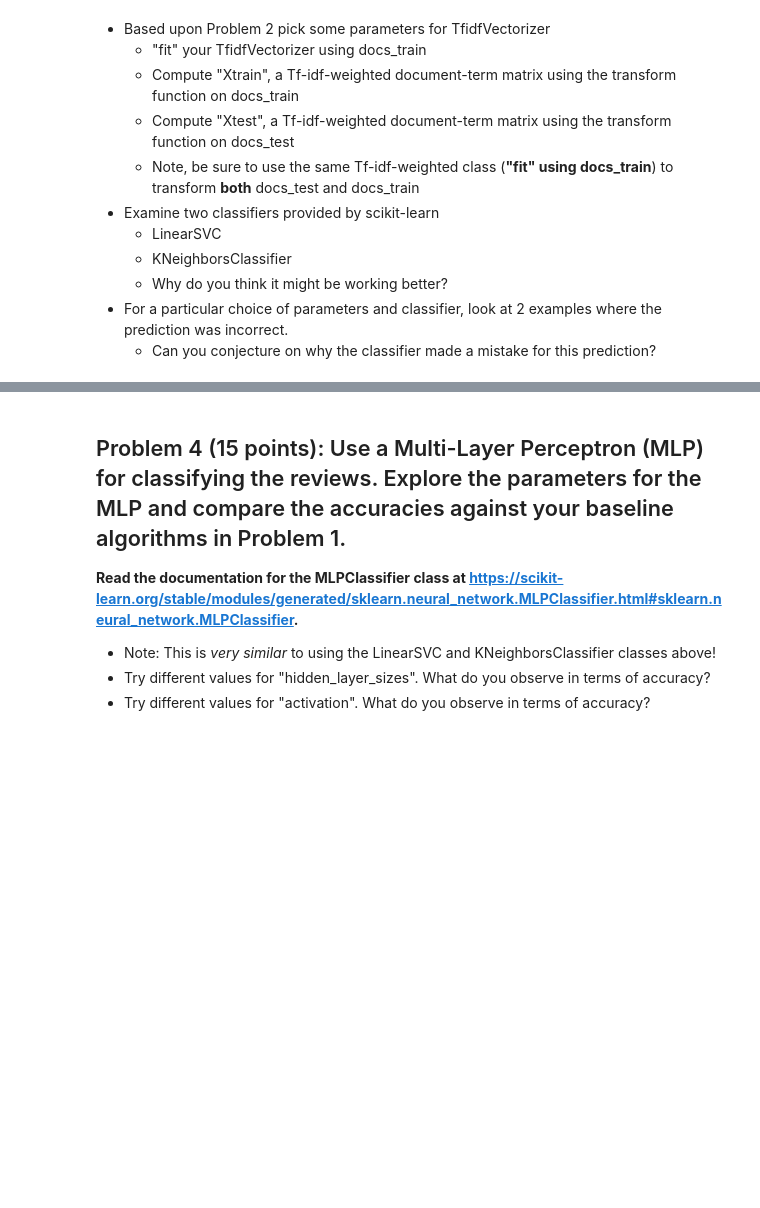
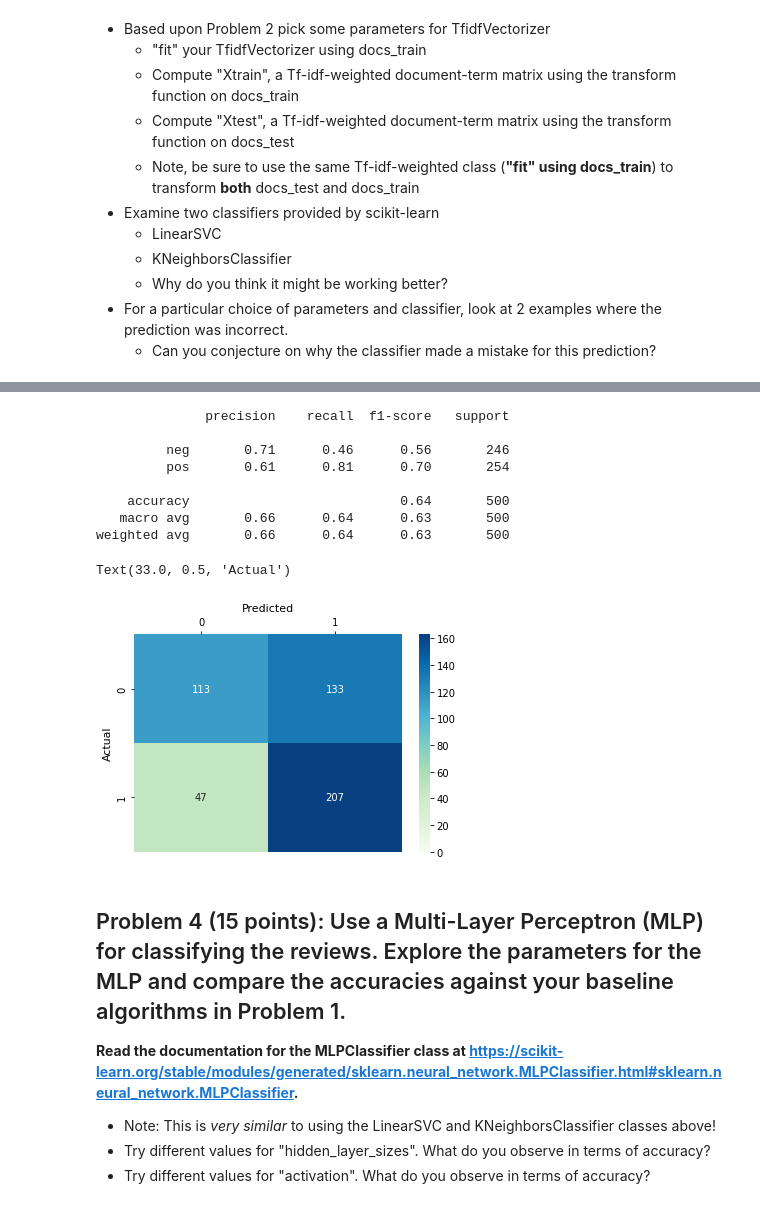
Before and after one commit to GTWFam/Group7_DS3010, a Jupyter notebook: CaseStudy3_NLP.ipynb, the cells around one changed output, grey strips where cells are left out. Saved outputs shown, nothing was run; the diff lists cells and outputs as text; code cells hidden in the pictures; blank space fills up the shorter version.

```diff
--- a/CaseStudy3_NLP.ipynb
+++ b/CaseStudy3_NLP.ipynb
@@ -247,5 +247,32 @@ weighted avg       0.75      0.75      0.75       500
 Text(33.0, 0.5, 'Actual')
 [figure]
+# %%
+from sklearn.neighbors import KNeighborsClassifier
+
+knn_clf = KNeighborsClassifier(n_neighbors=3)
+
+model = knn_clf.fit(Xtrain, y_train)
+y_predicted = model.predict(Xtest)
+
+print(metrics.classification_report(y_test, y_predicted,
+                                    target_names=dataset.target_names))
+
+cm = metrics.confusion_matrix(y_test, y_predicted)
+x = sns.heatmap(cm, vmin=0, vmax=163, annot=True, fmt="d", linewidths=0, cmap="GnBu")
+x.xaxis.tick_top()
+x.set_title('Predicted', size=11)
+x.set_ylabel('Actual', size=11)
+# %% [output]
+              precision    recall  f1-score   support
+
+         neg       0.71      0.46      0.56       246
+         pos       0.61      0.81      0.70       254
+
+    accuracy                           0.64       500
+   macro avg       0.66      0.64      0.63       500
+weighted avg       0.66      0.64      0.63       500
+Text(33.0, 0.5, 'Actual')
+[figure, added]
 # %% [markdown]
 ## Problem 4 (15 points): Use a Multi-Layer Perceptron (MLP) for classifying the reviews.  Explore the parameters for the MLP and compare the accuracies against your baseline algorithms in Problem 1.
 
```
Also changed, not shown: parts of 8 cells of this notebook.
